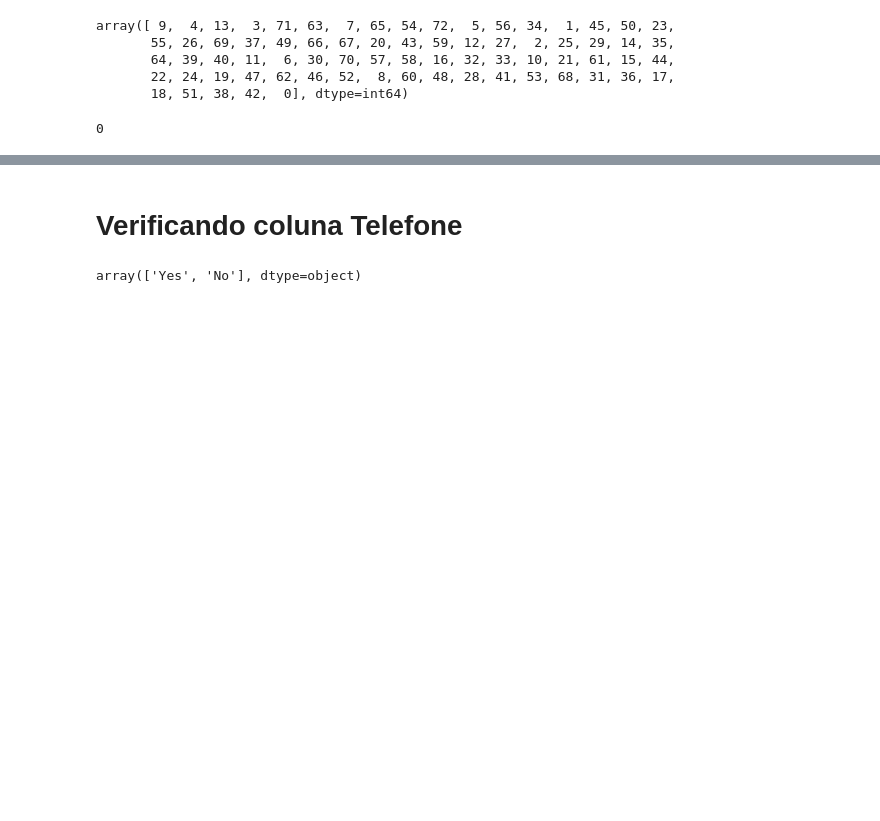
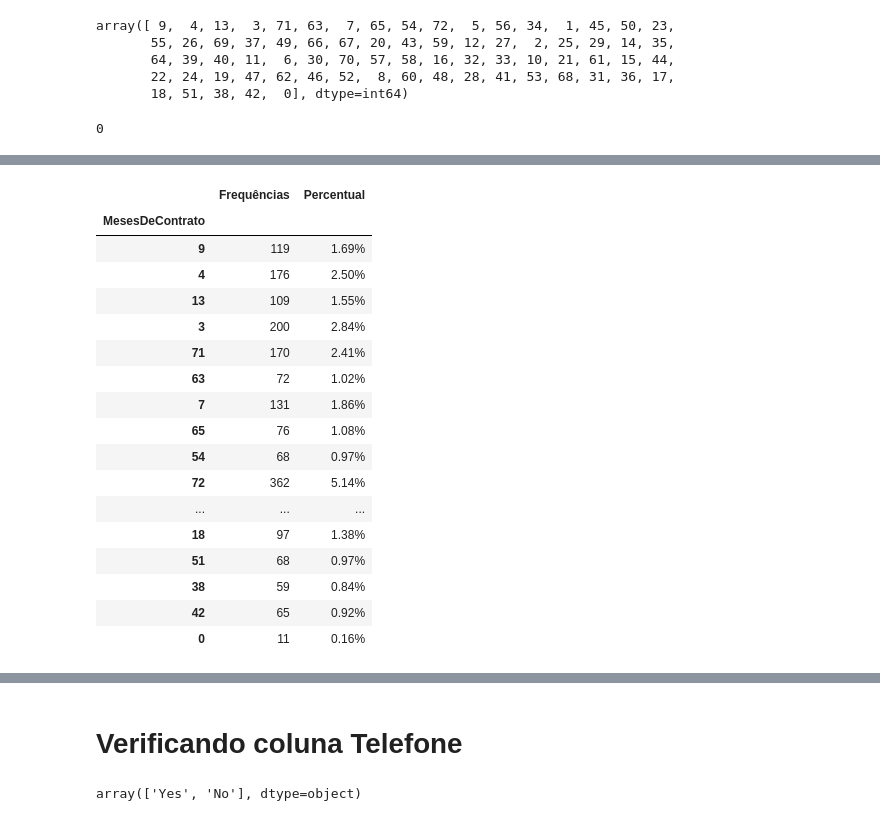
Before and after one commit to ClertonAlmeida/ChallengeDataScience, a Jupyter notebook: ChurndeClientes.ipynb, the cells around one changed output, grey strips where cells are left out. Saved outputs shown, nothing was run; the diff lists cells and outputs as text; code cells hidden in the pictures; blank space fills up the shorter version.

```diff
--- a/ChurndeClientes.ipynb
+++ b/ChurndeClientes.ipynb
@@ -418,3 +598,41 @@ dataset['MesesDeContrato'].isnull().sum()
+# %%
+caracteristicas_propriedade = dataset['MesesDeContrato']
+caracteristicas_propriedade_itens = caracteristicas_propriedade.explode()
+caracteristicas_propriedade_itens.value_counts()
+tabela_frequencias = pd.merge(
+    left=caracteristicas_propriedade_itens.value_counts(sort=False),
+    right=caracteristicas_propriedade_itens.value_counts(normalize=True, sort=False),
+    left_index=True,
+    right_index=True
+)
+tabela_frequencias.rename(columns={
+        'MesesDeContrato_x': 'Frequências',
+        'MesesDeContrato_y': 'Percentual'
+}, inplace=True)
+
+tabela_frequencias.rename_axis('MesesDeContrato', inplace=True)
+
+tabela_frequencias.style.format({'Percentual': '{:.2%}'})\
+                        .bar(subset='Percentual', vmin = 0.05, color = 'lightblue')
+# %% [output]
+|  | Frequências | Percentual |
+| MesesDeContrato |  |  |
+| 9 | 119 | 1.69% |
+| 4 | 176 | 2.50% |
+| 13 | 109 | 1.55% |
+| 3 | 200 | 2.84% |
+| 71 | 170 | 2.41% |
+| 63 | 72 | 1.02% |
+| 7 | 131 | 1.86% |
+| 65 | 76 | 1.08% |
+| 54 | 68 | 0.97% |
+| 72 | 362 | 5.14% |
+| ... | ... | ... |
+| 18 | 97 | 1.38% |
+| 51 | 68 | 0.97% |
+| 38 | 59 | 0.84% |
+| 42 | 65 | 0.92% |
+| 0 | 11 | 0.16% |
 # %%
 sns.distplot(dataset['MesesDeContrato'], hist = True, kde = True,
              bins = 6, color = 'blue',
```
Also changed, not shown: parts of 77 cells of this notebook.
